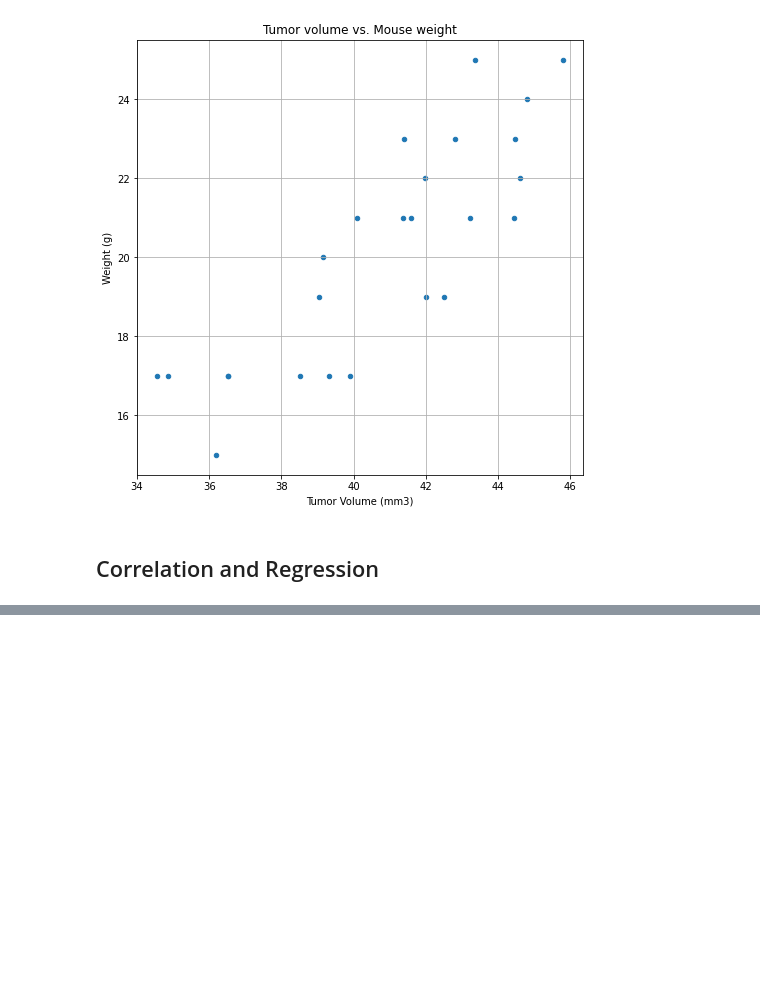
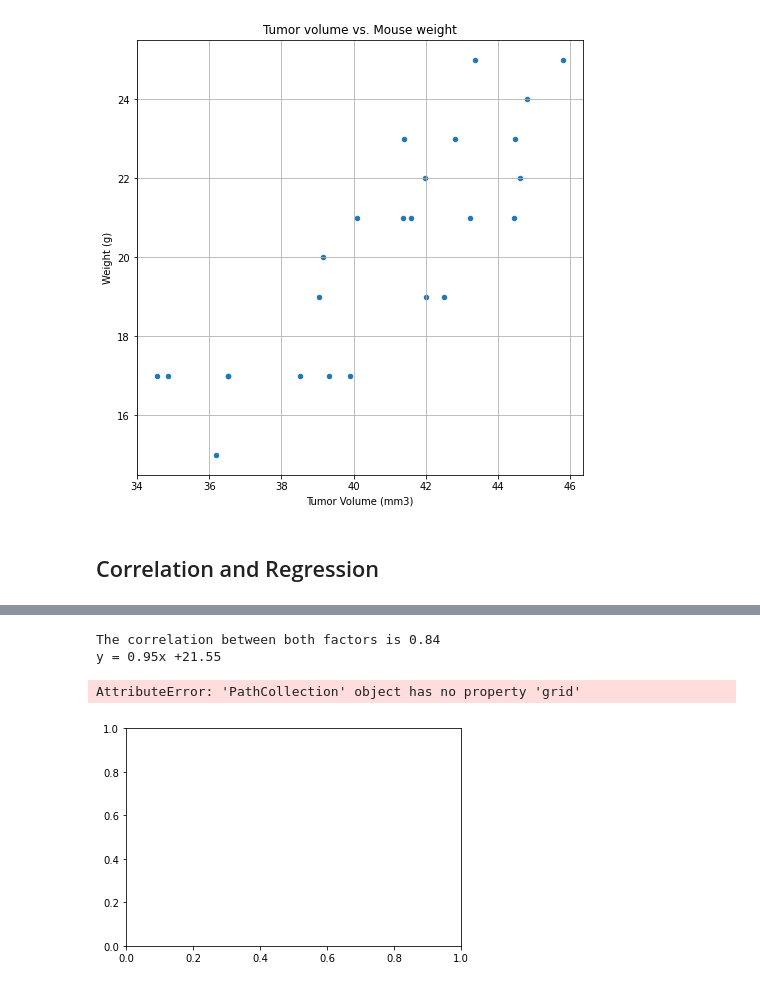
Before and after one commit to leoipn/matplotlib-challenge, a Jupyter notebook: Pymaceuticals/pymaceuticals_starter.ipynb, the cells around one changed output, grey strips where cells are left out. Drawn from its saved outputs; the diff is of its cells as text; code cells hidden in the pictures; blank space fills up the shorter version.

Commit message:
Matplot - Regression done

```diff
--- a/Pymaceuticals/pymaceuticals_starter.ipynb
+++ b/Pymaceuticals/pymaceuticals_starter.ipynb
@@ -345,0 +349,36 @@ y_values = average_capomulin_df['Weight (g)']
+# %%
+# Calculate the correlation coefficient and linear regression model
+# for mouse weight and average tumor volume for the Capomulin regimen
+mean_weight = average_capomulin_df.iloc[:,1]
+mean_tumor = average_capomulin_df.iloc[:,3]
+correlation = st.pearsonr(mean_weight,mean_tumor)
+print(f"The correlation between both factors is {round(correlation[0],2)}")
+
+x_values = average_capomulin_df['Weight (g)']
+y_values = average_capomulin_df['Tumor Volume (mm3)']
+
+
+(slope, intercept, rvalue, pvalue, stderr) = st.linregress(x_values, y_values)
+regress_values = x_values * slope + intercept
+
+line_eq = "y = " + str(round(slope,2)) + "x +" + str(round(intercept,2))
+print(line_eq)
+
+plt.scatter(x_values,y_values, grid=True, figsize=(8,8))
+plt.plot(x_values,regress_values,"r-")
+
+# Label plot and annotate the line equation
+plt.xlabel('Weight (g)')
+plt.ylabel('Tumor Volume (mm3)')
+plt.annotate(line_eq,(16,45),fontsize=15,color="red")
+
+# Print r value
+print(f"The r-value is: {rvalue**2}")
+
+# Show plot
+plt.show()
+# %% [output]
+The correlation between both factors is 0.84
+y = 0.95x +21.55
+AttributeError: 'PathCollection' object has no property 'grid'
+[figure, added]
```
Also changed, not shown: parts of 4 cells of this notebook.
